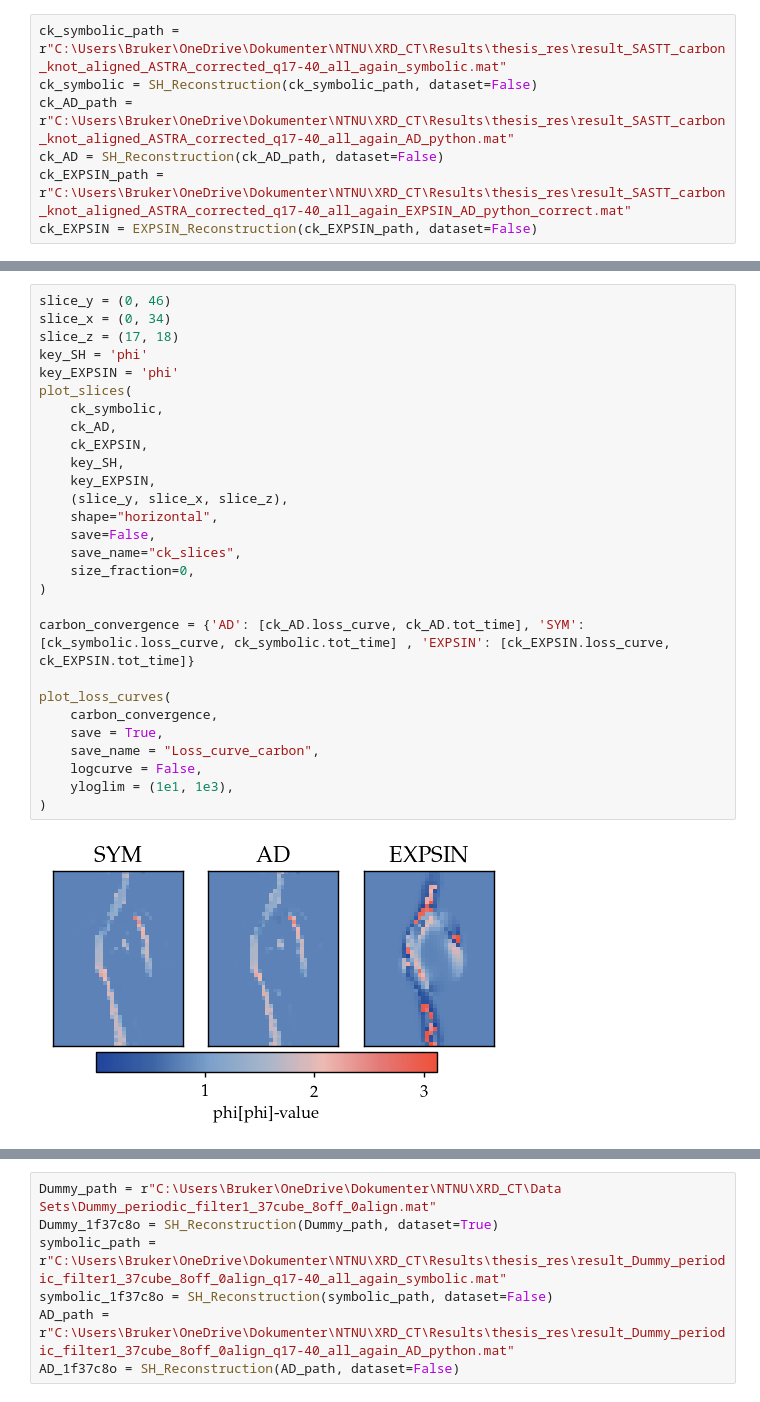
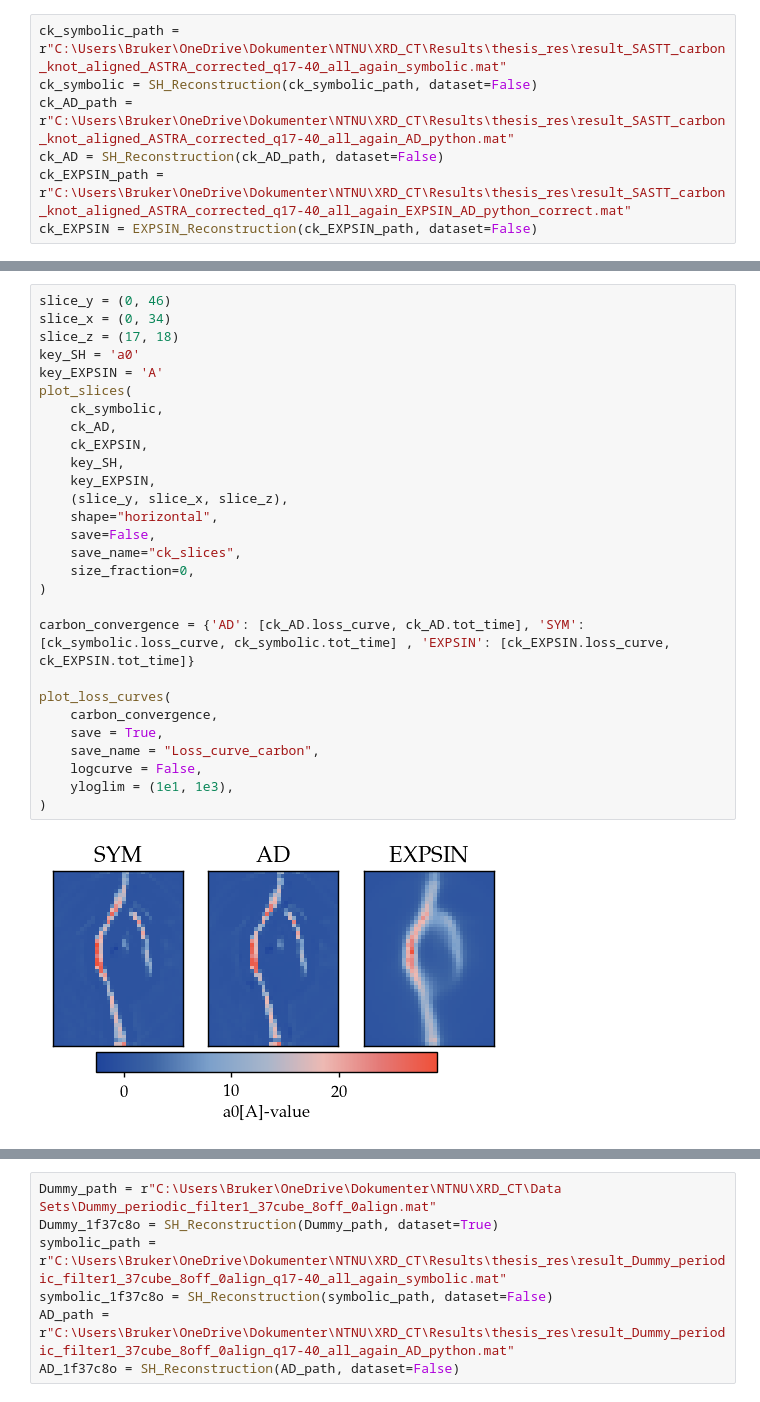
Before and after one commit to RubenDragland/XRD_CT, a Jupyter notebook: Results/data_analysis.ipynb, the cells around one changed output, grey strips where cells are left out. Drawn from its saved outputs; the diff is of its cells as text.

```diff
--- a/Results/data_analysis.ipynb
+++ b/Results/data_analysis.ipynb
@@ -280,31 +320,31 @@ True
 # %%
 slice_y = (0, 46)
 slice_x = (0, 34)
 slice_z = (17, 18)
-key_SH = 'phi'
-key_EXPSIN = 'phi'
+key_SH = 'a0'
+key_EXPSIN = 'A'
 plot_slices(
     ck_symbolic,
     ck_AD,
     ck_EXPSIN,
     key_SH,
     key_EXPSIN,
     (slice_y, slice_x, slice_z),
     shape="horizontal",
     save=False,
     save_name="ck_slices",
     size_fraction=0,
 )
 
 carbon_convergence = {'AD': [ck_AD.loss_curve, ck_AD.tot_time], 'SYM': [ck_symbolic.loss_curve, ck_symbolic.tot_time] , 'EXPSIN': [ck_EXPSIN.loss_curve, ck_EXPSIN.tot_time]}
 
 plot_loss_curves(
     carbon_convergence,
     save = True,
     save_name = "Loss_curve_carbon",
     logcurve = False,
     yloglim = (1e1, 1e3),
 )
 # %% [output]
-[figure, old version]
+[figure, new version]
 [figure]
```
Also changed, not shown: parts of 6 cells of this notebook, 10 other files.
